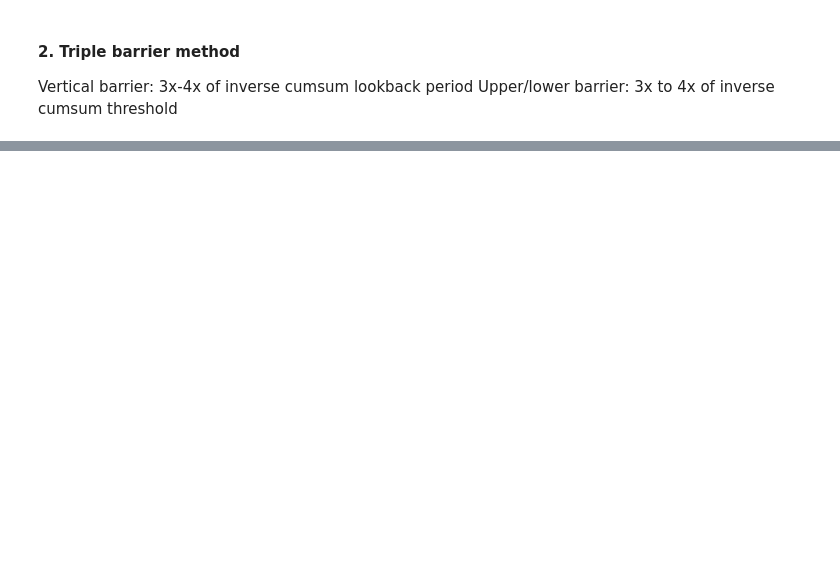
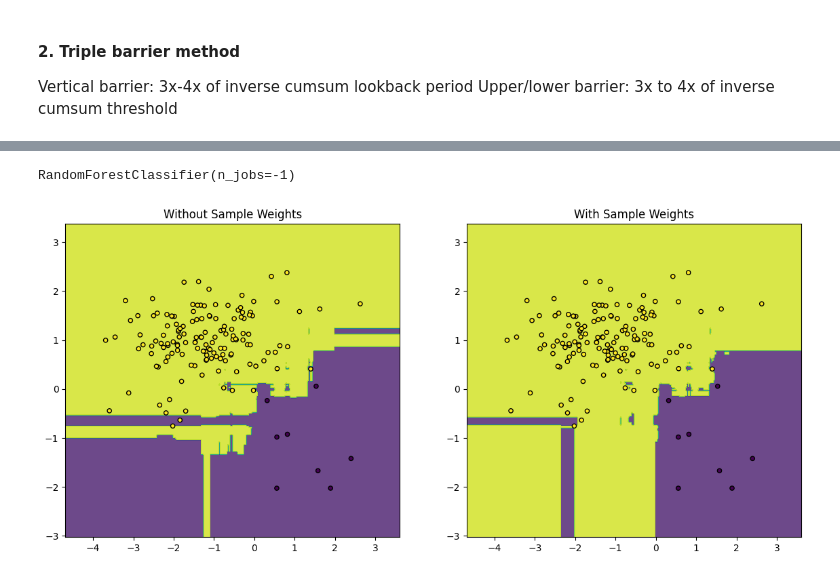
Before and after one commit to viksharma04/algo_lab, a Jupyter notebook: algo_lab/data_labelling.ipynb, the cells around one changed output, grey strips where cells are left out. Saved outputs shown, nothing was run; the diff lists cells and outputs as text; code cells hidden in the pictures; blank space fills up the shorter version.

```diff
--- a/algo_lab/data_labelling.ipynb
+++ b/algo_lab/data_labelling.ipynb
@@ -286,0 +346,68 @@ plot_percent_label_matrix(bin_dist, lower_threshold=33, upper_threshold=66)
+# %%
+from sklearn.ensemble import RandomForestClassifier
+import numpy as np
+
+# Example data
+X = np.array([[1, 2], [3, 4], [5, 6], [7, 8]])
+y = np.array([0, 1, 0, 1])
+
+# Example sample weights
+sample_weights = np.array([1, 1, 10, 1])  # Giving more weight to the third sample
+
+# Initialize the random forest classifier
+rf = RandomForestClassifier(n_jobs=-1)
+
+# Fit the model with sample weights
+rf.fit(X, y, sample_weight=sample_weights)
+# %% [output]
+RandomForestClassifier(n_jobs=-1)
+# %%
+# Import necessary libraries
+import numpy as np
+import matplotlib.pyplot as plt
+from sklearn.ensemble import RandomForestClassifier
+from sklearn.datasets import make_classification
+from sklearn.model_selection import train_test_split
+
+# 1. Generate a synthetic dataset
+X, y = make_classification(n_samples=500, n_features=2, n_informative=2,
+                           n_redundant=0, n_clusters_per_class=1,
+                           weights=[0.1, 0.9], flip_y=0, random_state=41)
+
+# Split dataset into training and test sets
+X_train, X_test, y_train, y_test = train_test_split(X, y, test_size=0.3, random_state=42)
+
+# 2. Train Random Forest without sample weights
+rf_no_weights = RandomForestClassifier(random_state=41)
+rf_no_weights.fit(X_train, y_train)
+
+# 3. Train Random Forest with sample weights (emphasizing the minority class)
+sample_weights = np.where(y_train == 0, 10, 1)  # Assign higher weight to the minority class
+rf_with_weights = RandomForestClassifier(random_state=42)
+rf_with_weights.fit(X_train, y_train, sample_weight=sample_weights)
+
+# 4. Function to plot decision boundaries
+def plot_decision_boundary(clf, X, y, ax, title):
+    x_min, x_max = X[:, 0].min() - 1, X[:, 0].max() + 1
+    y_min, y_max = X[:, 1].min() - 1, X[:, 1].max() + 1
+    xx, yy = np.meshgrid(np.arange(x_min, x_max, 0.02),
+                         np.arange(y_min, y_max, 0.02))
+
+    Z = clf.predict(np.c_[xx.ravel(), yy.ravel()])
+    Z = Z.reshape(xx.shape)
+    ax.contourf(xx, yy, Z, alpha=0.8)
+    ax.scatter(X[:, 0], X[:, 1], c=y, edgecolors='k', marker='o', s=20)
+    ax.set_title(title)
+
+# 5. Visualize the decision boundaries with and without sample weights
+fig, ax = plt.subplots(1, 2, figsize=(14, 6))
+
+# Plot without sample weights
+plot_decision_boundary(rf_no_weights, X_test, y_test, ax[0], "Without Sample Weights")
+
+# Plot with sample weights
+plot_decision_boundary(rf_with_weights, X_test, y_test, ax[1], "With Sample Weights")
+
+plt.show()
+# %% [output]
+[figure, added]
```
Also changed, not shown: parts of 21 cells of this notebook.
